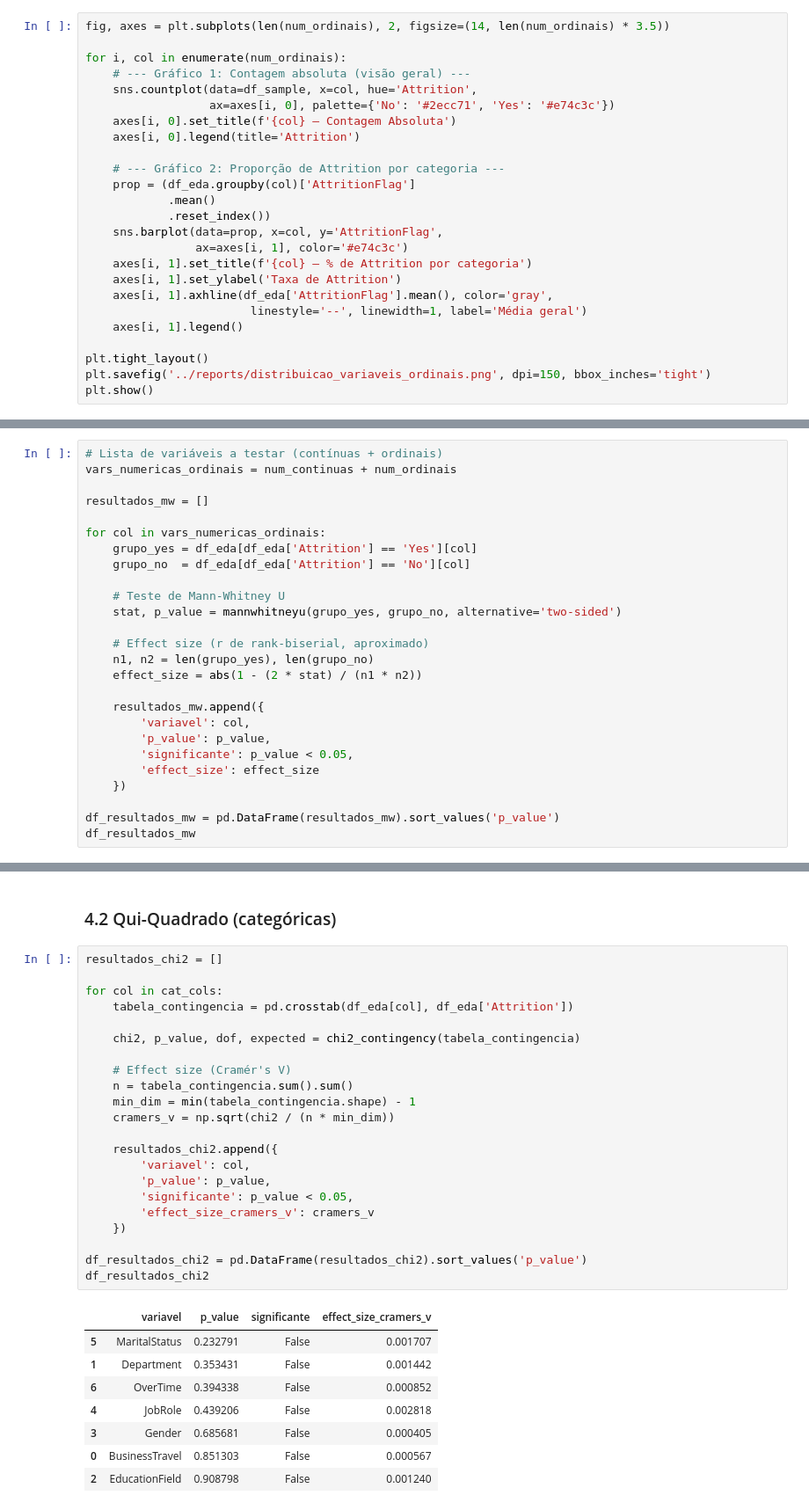
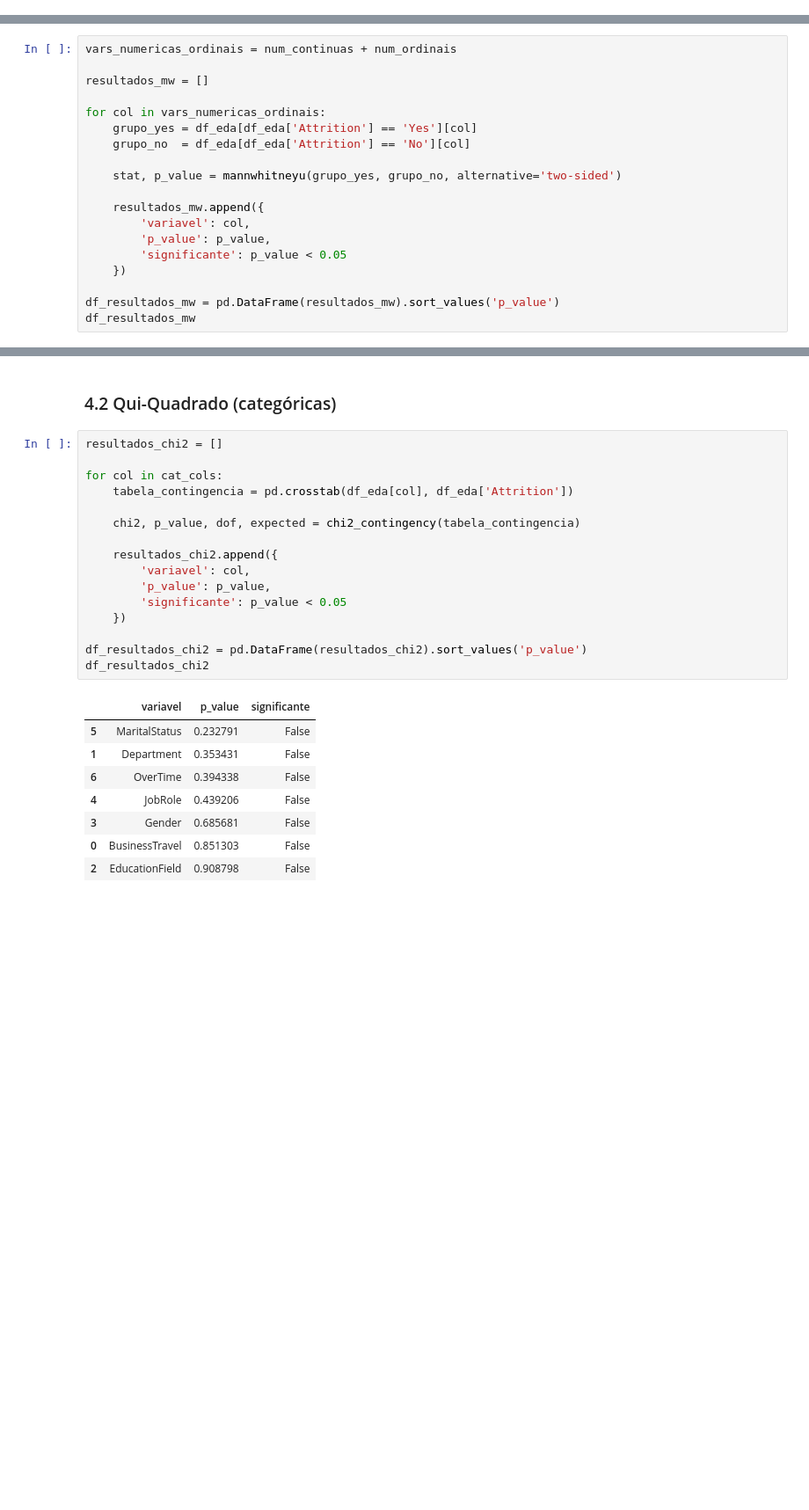
Before and after one commit to JonasGX/model-techcorp-attrition, a Jupyter notebook: notebooks/01_EDA.ipynb, the cells around one changed output, grey strips where cells are left out. Shown at 88% size. Saved outputs shown, nothing was run; the diff lists cells and outputs as text; blank space fills up the shorter version.

```diff
--- a/notebooks/01_EDA.ipynb
+++ b/notebooks/01_EDA.ipynb
@@ -345,27 +392,2 @@ plt.show()
 # %% [markdown]
 ## 3.2 - Distribuição das Variáveis Ordinais
-# %%
-fig, axes = plt.subplots(len(num_ordinais), 2, figsize=(14, len(num_ordinais) * 3.5))
-
-for i, col in enumerate(num_ordinais):
-    # --- Gráfico 1: Contagem absoluta (visão geral) ---
-    sns.countplot(data=df_sample, x=col, hue='Attrition',
-                  ax=axes[i, 0], palette={'No': '#2ecc71', 'Yes': '#e74c3c'})
-    axes[i, 0].set_title(f'{col} — Contagem Absoluta')
-    axes[i, 0].legend(title='Attrition')
-
-    # --- Gráfico 2: Proporção de Attrition por categoria ---
-    prop = (df_eda.groupby(col)['AttritionFlag']
-            .mean()
-            .reset_index())
-    sns.barplot(data=prop, x=col, y='AttritionFlag',
-                ax=axes[i, 1], color='#e74c3c')
-    axes[i, 1].set_title(f'{col} — % de Attrition por categoria')
-    axes[i, 1].set_ylabel('Taxa de Attrition')
-    axes[i, 1].axhline(df_eda['AttritionFlag'].mean(), color='gray',
-                        linestyle='--', linewidth=1, label='Média geral')
-    axes[i, 1].legend()
-
-plt.tight_layout()
-plt.savefig('../reports/distribuicao_variaveis_ordinais.png', dpi=150, bbox_inches='tight')
-plt.show()
@@ -407,7 +575,6 @@ plt.show()
 # %% [markdown]
 ## 4.1 Mann-Whitney
 # %%
-# Lista de variáveis a testar (contínuas + ordinais)
 vars_numericas_ordinais = num_continuas + num_ordinais
 
 resultados_mw = []
@@ -416,18 +583,12 @@ for col in vars_numericas_ordinais:
     grupo_yes = df_eda[df_eda['Attrition'] == 'Yes'][col]
     grupo_no  = df_eda[df_eda['Attrition'] == 'No'][col]
 
-    # Teste de Mann-Whitney U
     stat, p_value = mannwhitneyu(grupo_yes, grupo_no, alternative='two-sided')
-
-    # Effect size (r de rank-biserial, aproximado)
-    n1, n2 = len(grupo_yes), len(grupo_no)
-    effect_size = abs(1 - (2 * stat) / (n1 * n2))
 
     resultados_mw.append({
         'variavel': col,
         'p_value': p_value,
-        'significante': p_value < 0.05,
-        'effect_size': effect_size
+        'significante': p_value < 0.05
     })
 
 df_resultados_mw = pd.DataFrame(resultados_mw).sort_values('p_value')
@@ -455,31 +616,25 @@ df_resultados_mw
 # %%
 resultados_chi2 = []
 
 for col in cat_cols:
     tabela_contingencia = pd.crosstab(df_eda[col], df_eda['Attrition'])
 
     chi2, p_value, dof, expected = chi2_contingency(tabela_contingencia)
 
-    # Effect size (Cramér's V)
-    n = tabela_contingencia.sum().sum()
-    min_dim = min(tabela_contingencia.shape) - 1
-    cramers_v = np.sqrt(chi2 / (n * min_dim))
-
     resultados_chi2.append({
         'variavel': col,
         'p_value': p_value,
-        'significante': p_value < 0.05,
-        'effect_size_cramers_v': cramers_v
+        'significante': p_value < 0.05
     })
 
 df_resultados_chi2 = pd.DataFrame(resultados_chi2).sort_values('p_value')
 df_resultados_chi2
 # %% [output]
-|  | variavel | p_value | significante | effect_size_cramers_v |
-| 5 | MaritalStatus | 0.232791 | False | 0.001707 |
-| 1 | Department | 0.353431 | False | 0.001442 |
-| 6 | OverTime | 0.394338 | False | 0.000852 |
-| 4 | JobRole | 0.439206 | False | 0.002818 |
-| 3 | Gender | 0.685681 | False | 0.000405 |
-| 0 | BusinessTravel | 0.851303 | False | 0.000567 |
-| 2 | EducationField | 0.908798 | False | 0.001240 |
+|  | variavel | p_value | significante |
+| 5 | MaritalStatus | 0.232791 | False |
+| 1 | Department | 0.353431 | False |
+| 6 | OverTime | 0.394338 | False |
+| 4 | JobRole | 0.439206 | False |
+| 3 | Gender | 0.685681 | False |
+| 0 | BusinessTravel | 0.851303 | False |
+| 2 | EducationField | 0.908798 | False |
```
Also changed, not shown: parts of 17 cells of this notebook, 37 other files.
